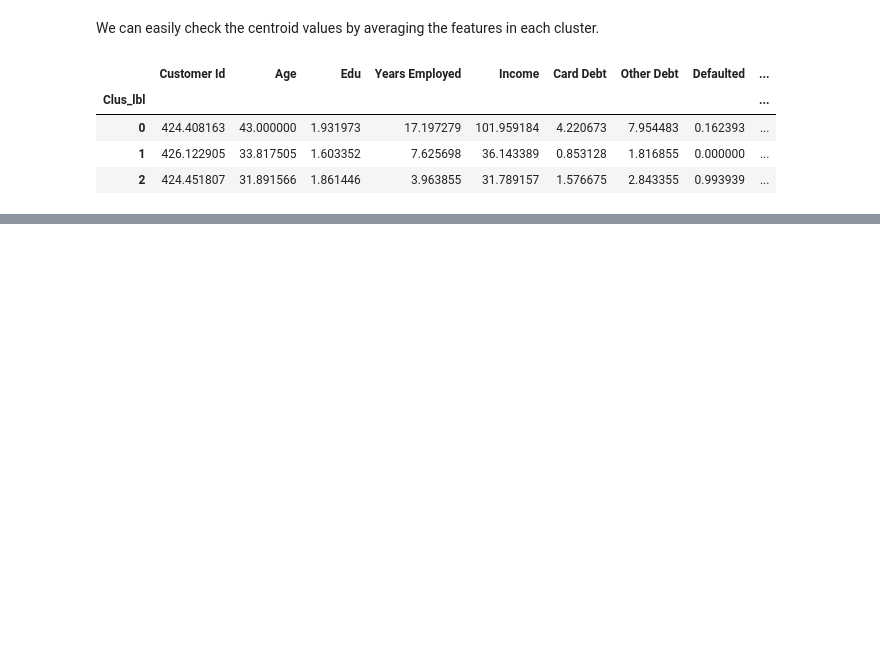
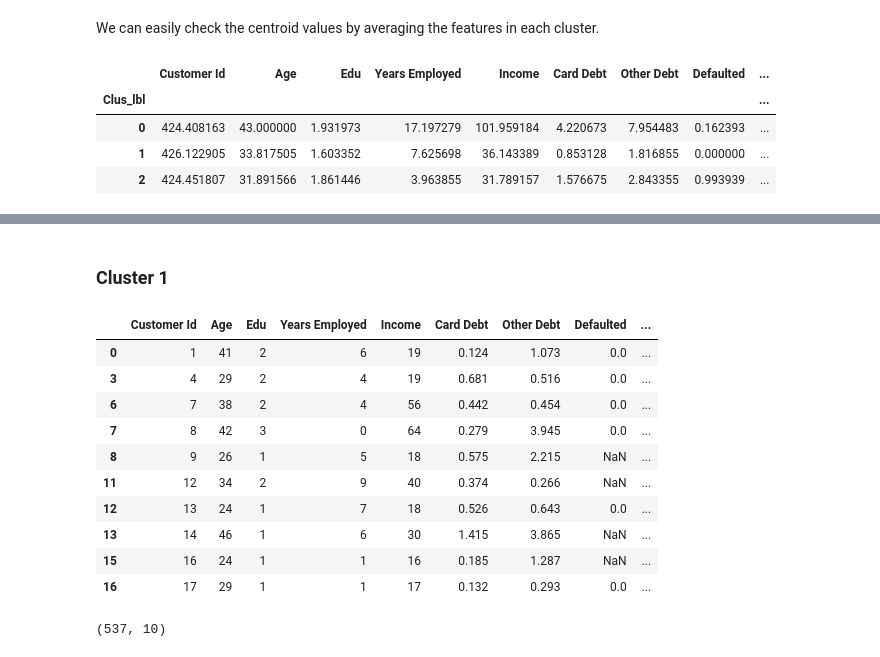
Before and after one commit to aitezazakhtar/CustomerSegmentation-using-KMeans, a Jupyter notebook: CustomerSegmentation-using-KMeans.ipynb, the cells around one changed output, grey strips where cells are left out. Drawn from its saved outputs; the diff is of its cells as text; code cells hidden in the pictures; blank space fills up the shorter version.

```diff
--- a/CustomerSegmentation-using-KMeans.ipynb
+++ b/CustomerSegmentation-using-KMeans.ipynb
@@ -95,0 +131,21 @@ df.groupby('Clus_lbl').mean()
+# %% [markdown]
+### Cluster 1
+# %%
+c1 = df[df['Clus_lbl'] ==1]
+c1[0:10]
+# %% [output]
+|  | Customer Id | Age | Edu | Years Employed | Income | Card Debt | Other Debt | Defaulted | ... |
+| 0 | 1 | 41 | 2 | 6 | 19 | 0.124 | 1.073 | 0.0 | ... |
+| 3 | 4 | 29 | 2 | 4 | 19 | 0.681 | 0.516 | 0.0 | ... |
+| 6 | 7 | 38 | 2 | 4 | 56 | 0.442 | 0.454 | 0.0 | ... |
+| 7 | 8 | 42 | 3 | 0 | 64 | 0.279 | 3.945 | 0.0 | ... |
+| 8 | 9 | 26 | 1 | 5 | 18 | 0.575 | 2.215 | NaN | ... |
+| 11 | 12 | 34 | 2 | 9 | 40 | 0.374 | 0.266 | NaN | ... |
+| 12 | 13 | 24 | 1 | 7 | 18 | 0.526 | 0.643 | 0.0 | ... |
+| 13 | 14 | 46 | 1 | 6 | 30 | 1.415 | 3.865 | NaN | ... |
+| 15 | 16 | 24 | 1 | 1 | 16 | 0.185 | 1.287 | NaN | ... |
+| 16 | 17 | 29 | 1 | 1 | 17 | 0.132 | 0.293 | 0.0 | ... |
+# %%
+c1.shape
+# %% [output]
+(537, 10)
```
Also changed, not shown: parts of 11 cells of this notebook.
